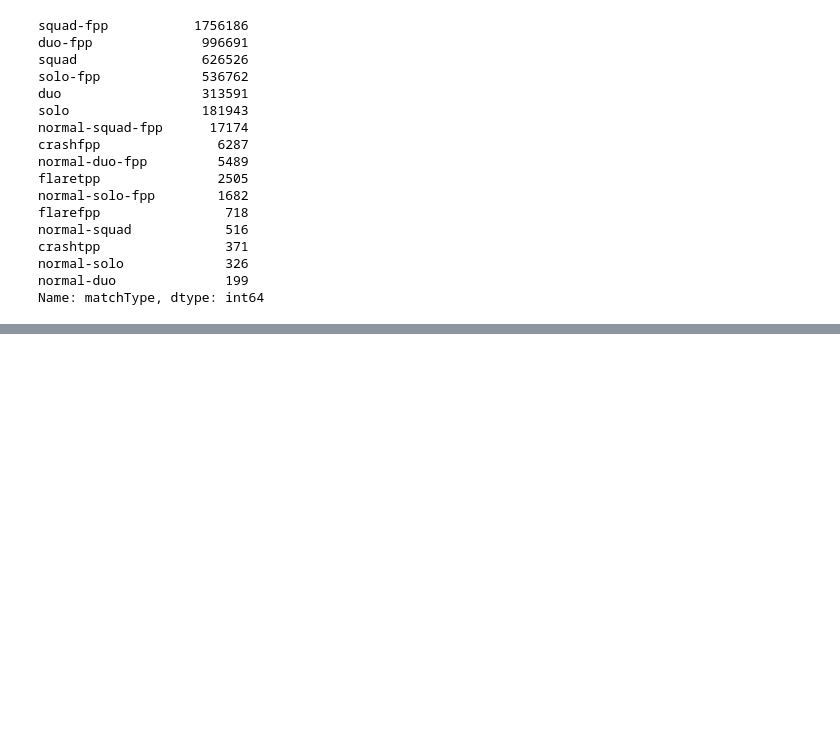
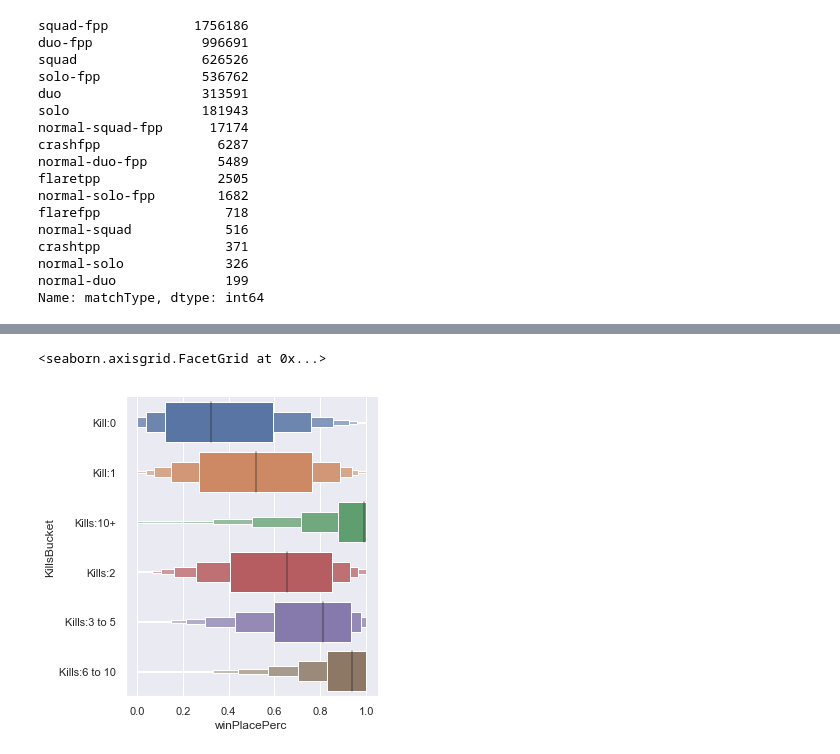
Before and after one commit to CrookedNoob/Kaggle, a Jupyter notebook: PUBG_Data_Exploration_n_Predictive_Modelling.ipynb, the cells around one changed output, grey strips where cells are left out. Saved outputs shown, nothing was run; the diff lists cells and outputs as text; code cells hidden in the pictures; blank space fills up the shorter version.

```diff
--- a/PUBG_Data_Exploration_n_Predictive_Modelling.ipynb
+++ b/PUBG_Data_Exploration_n_Predictive_Modelling.ipynb
@@ -258,0 +265,6 @@ sns.catplot(x="matchType", y="kills", hue="WinPlaceBucket", kind="swarm", data=d
+# %%
+data['KillsBucket'] = np.where(data.kills >10, 'Kills:10+',
+                          np.where(data.kills>5, 'Kills:6 to 10',
+                                   np.where(data.kills>=3, 'Kills:3 to 5',
+                                            np.where(data.kills==2, 'Kills:2',
+                                                     np.where(data.kills==1, 'Kill:1', 'Kill:0')))))
@@ -258,0 +300,6 @@ sns.catplot(x="matchType", y="kills", hue="WinPlaceBucket", kind="swarm", data=d
+# %%
+sns.catplot(x="winPlacePerc", y="KillsBucket", kind="boxen",
+            data=data.sort_values("KillsBucket"))
+# %% [output]
+<seaborn.axisgrid.FacetGrid at 0x...>
+[figure, added]
```
Also changed, not shown: parts of 17 cells of this notebook.
